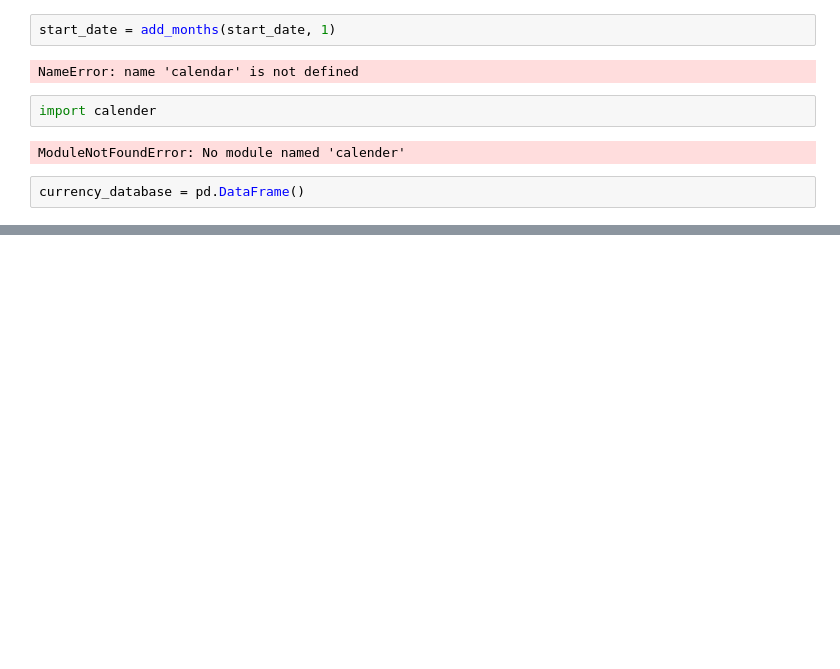
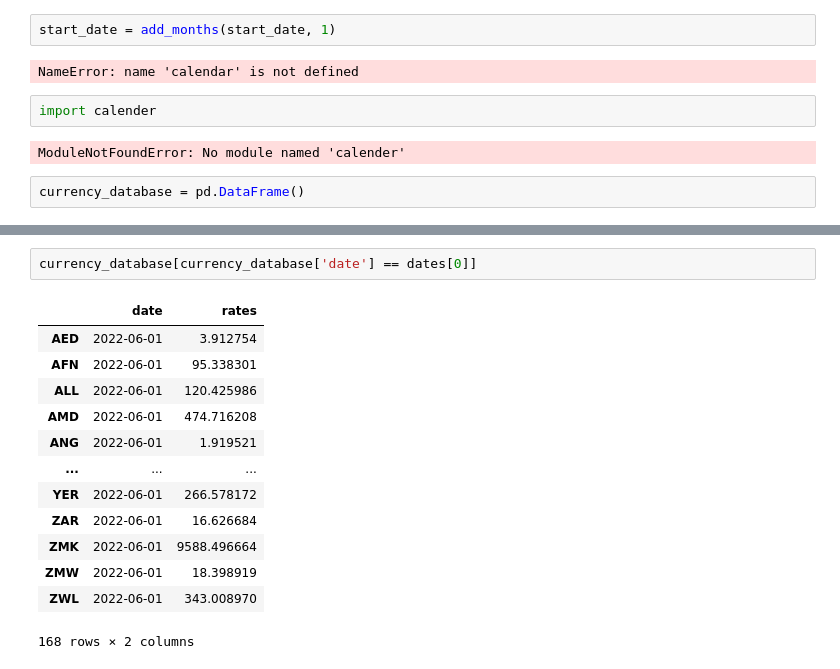
Before and after one commit to KrishnarajT/Currency-Converter, a Jupyter notebook: Currency_Exchange_API.ipynb, the cells around one changed output, grey strips where cells are left out. Saved outputs shown, nothing was run; the diff lists cells and outputs as text; blank space fills up the shorter version.

```diff
--- a/Currency_Exchange_API.ipynb
+++ b/Currency_Exchange_API.ipynb
@@ -681,0 +778,16 @@ currency_database = pd.DataFrame()
+# %%
+currency_database[currency_database['date'] == dates[0]]
+# %% [output]
+|  | date | rates |
+| AED | 2022-06-01 | 3.912754 |
+| AFN | 2022-06-01 | 95.338301 |
+| ALL | 2022-06-01 | 120.425986 |
+| AMD | 2022-06-01 | 474.716208 |
+| ANG | 2022-06-01 | 1.919521 |
+| ... | ... | ... |
+| YER | 2022-06-01 | 266.578172 |
+| ZAR | 2022-06-01 | 16.626684 |
+| ZMK | 2022-06-01 | 9588.496664 |
+| ZMW | 2022-06-01 | 18.398919 |
+| ZWL | 2022-06-01 | 343.008970 |
+168 rows × 2 columns
```
Also changed, not shown: parts of 12 cells of this notebook, 11 other files.
